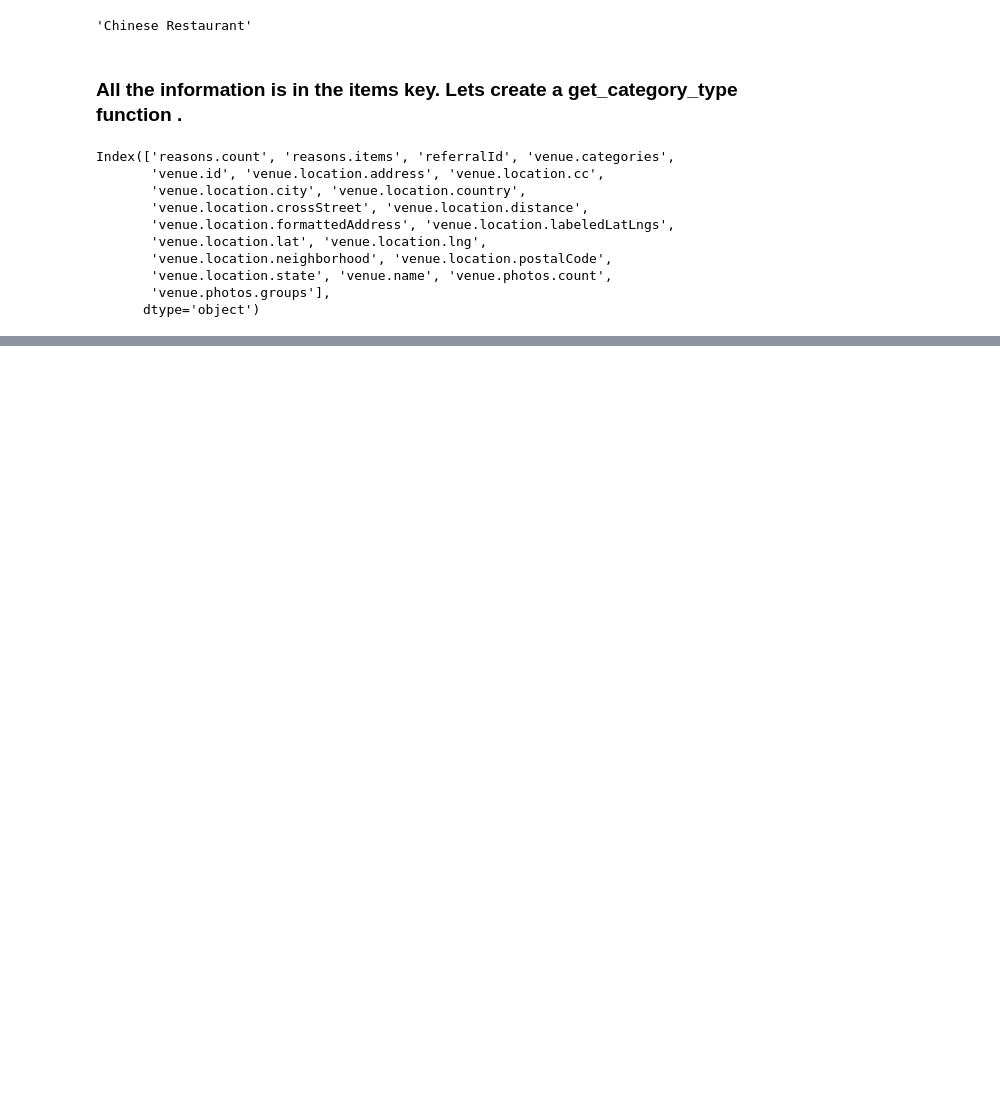
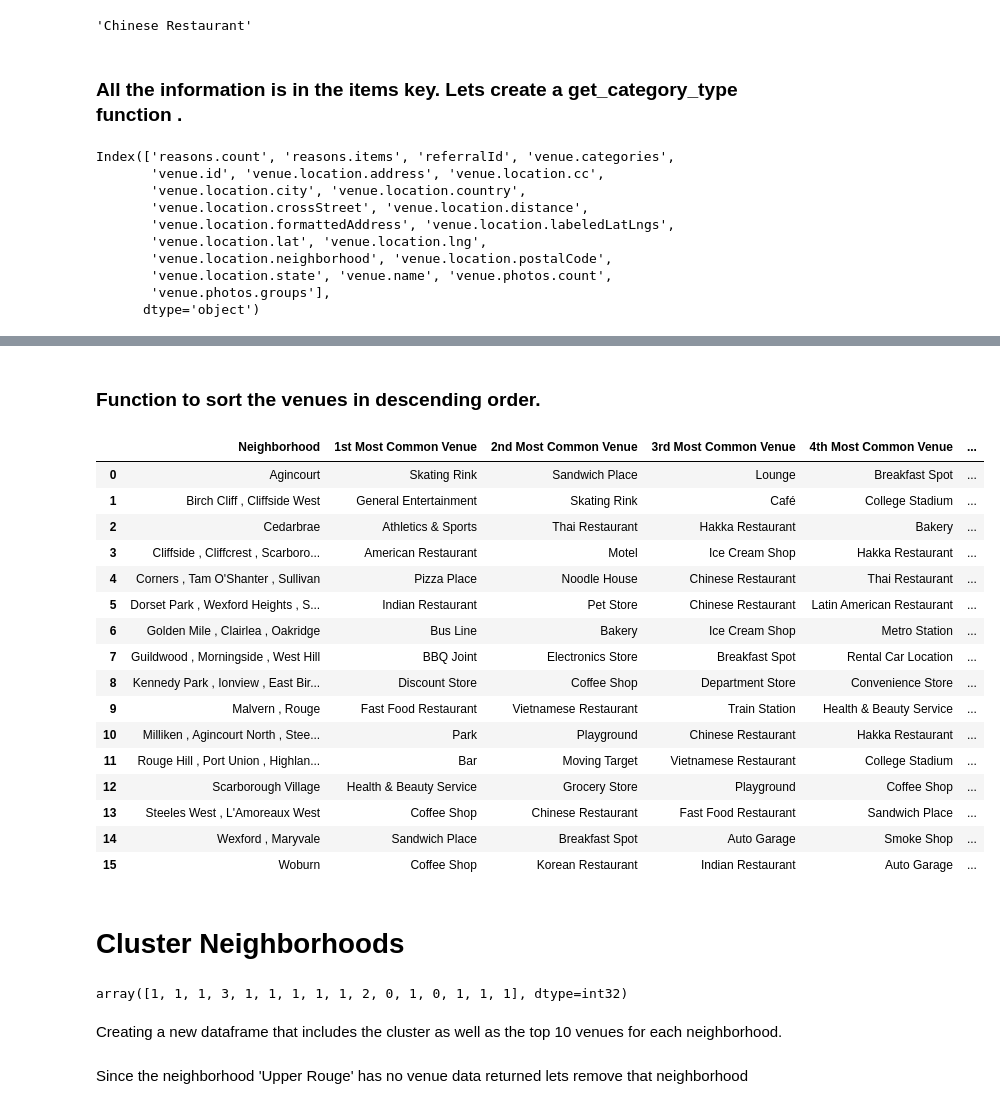
Before and after one commit to dhanup369/Capstone_Neighbodhood_Analysis, a Jupyter notebook: Segmenting and Clustering Neighborhoods in Toronto.ipynb, the cells around one changed output, grey strips where cells are left out. Saved outputs shown, nothing was run; the diff lists cells and outputs as text; code cells hidden in the pictures; blank space fills up the shorter version.

```diff
--- a/Segmenting and Clustering Neighborhoods in Toronto.ipynb
+++ b/Segmenting and Clustering Neighborhoods in Toronto.ipynb
@@ -501,0 +629,11 @@ nearby_venues
+# %%
+num_top_venues = 5
+for hood in scarborough_grouped['Neighborhood']:
+    print("----"+hood+"----")
+    temp =scarborough_grouped[scarborough_grouped['Neighborhood'] == hood].T.reset_index()
+    temp.columns = ['venue','freq']
+    temp = temp.iloc[1:]
+    temp['freq'] = temp['freq'].astype(float)
+    temp = temp.round({'freq': 2})
+    print(temp.sort_values('freq', ascending=False).reset_index(drop=True).head(num_top_venues))
+    print('\n')
@@ -501,0 +658,68 @@ nearby_venues
+# %% [markdown]
+### Function to sort the venues in descending order.
+# %%
+def return_most_common_venues(row, num_top_venues):
+    row_categories = row.iloc[1:]
+    row_categories_sorted = row_categories.sort_values(ascending=False)
+
+    return row_categories_sorted.index.values[0:num_top_venues]
+# %%
+import numpy as np
+num_top_venues = 10
+
+indicators = ['st', 'nd', 'rd']
+
+# create columns according to number of top venues
+columns = ['Neighborhood']
+for ind in np.arange(num_top_venues):
+    try:
+        columns.append('{}{} Most Common Venue'.format(ind+1, indicators[ind]))
+    except:
+        columns.append('{}th Most Common Venue'.format(ind+1))
+
+# create a new dataframe
+neighborhoods_venues_sorted = pd.DataFrame(columns=columns)
+neighborhoods_venues_sorted['Neighborhood'] = scarborough_grouped['Neighborhood']
+
+for ind in np.arange(scarborough_grouped.shape[0]):
+    neighborhoods_venues_sorted.iloc[ind, 1:] = return_most_common_venues(scarborough_grouped.iloc[ind, :], num_top_venues)
+
+neighborhoods_venues_sorted
+# %% [output]
+|  | Neighborhood | 1st Most Common Venue | 2nd Most Common Venue | 3rd Most Common Venue | 4th Most Common Venue | ... |
+| 0 | Agincourt | Skating Rink | Sandwich Place | Lounge | Breakfast Spot | ... |
+| 1 | Birch Cliff , Cliffside West | General Entertainment | Skating Rink | Café | College Stadium | ... |
+| 2 | Cedarbrae | Athletics & Sports | Thai Restaurant | Hakka Restaurant | Bakery | ... |
+| 3 | Cliffside , Cliffcrest , Scarboro... | American Restaurant | Motel | Ice Cream Shop | Hakka Restaurant | ... |
+| 4 | Corners , Tam O'Shanter , Sullivan | Pizza Place | Noodle House | Chinese Restaurant | Thai Restaurant | ... |
+| 5 | Dorset Park , Wexford Heights , S... | Indian Restaurant | Pet Store | Chinese Restaurant | Latin American Restaurant | ... |
+| 6 | Golden Mile , Clairlea , Oakridge | Bus Line | Bakery | Ice Cream Shop | Metro Station | ... |
+| 7 | Guildwood , Morningside , West Hill | BBQ Joint | Electronics Store | Breakfast Spot | Rental Car Location | ... |
+| 8 | Kennedy Park , Ionview , East Bir... | Discount Store | Coffee Shop | Department Store | Convenience Store | ... |
+| 9 | Malvern , Rouge | Fast Food Restaurant | Vietnamese Restaurant | Train Station | Health & Beauty Service | ... |
+| 10 | Milliken , Agincourt North , Stee... | Park | Playground | Chinese Restaurant | Hakka Restaurant | ... |
+| 11 | Rouge Hill , Port Union , Highlan... | Bar | Moving Target | Vietnamese Restaurant | College Stadium | ... |
+| 12 | Scarborough Village | Health & Beauty Service | Grocery Store | Playground | Coffee Shop | ... |
+| 13 | Steeles West , L'Amoreaux West | Coffee Shop | Chinese Restaurant | Fast Food Restaurant | Sandwich Place | ... |
+| 14 | Wexford , Maryvale | Sandwich Place | Breakfast Spot | Auto Garage | Smoke Shop | ... |
+| 15 | Woburn | Coffee Shop | Korean Restaurant | Indian Restaurant | Auto Garage | ... |
+# %% [markdown]
+# Cluster Neighborhoods
+# %%
+# set number of clusters
+# Using k-means to cluster the neighborhood into 4 clusters.
+kclusters = 4
+
+scarborough_grouped_clustering = scarborough_grouped.drop('Neighborhood', 1)
+
+# run k-means clustering
+kmeans = KMeans(n_clusters=kclusters, random_state=0).fit(scarborough_grouped_clustering)
+
+# check cluster labels generated for each row in the dataframe
+kmeans.labels_
+# %% [output]
+array([1, 1, 1, 3, 1, 1, 1, 1, 1, 2, 0, 1, 0, 1, 1, 1], dtype=int32)
+# %% [markdown]
+Creating a new dataframe that includes the cluster as well as the top 10 venues for each neighborhood.
+# %% [markdown]
+Since the neighborhood 'Upper Rouge' has no venue data returned lets remove that neighborhood
```
Also changed, not shown: parts of 41 cells of this notebook.
